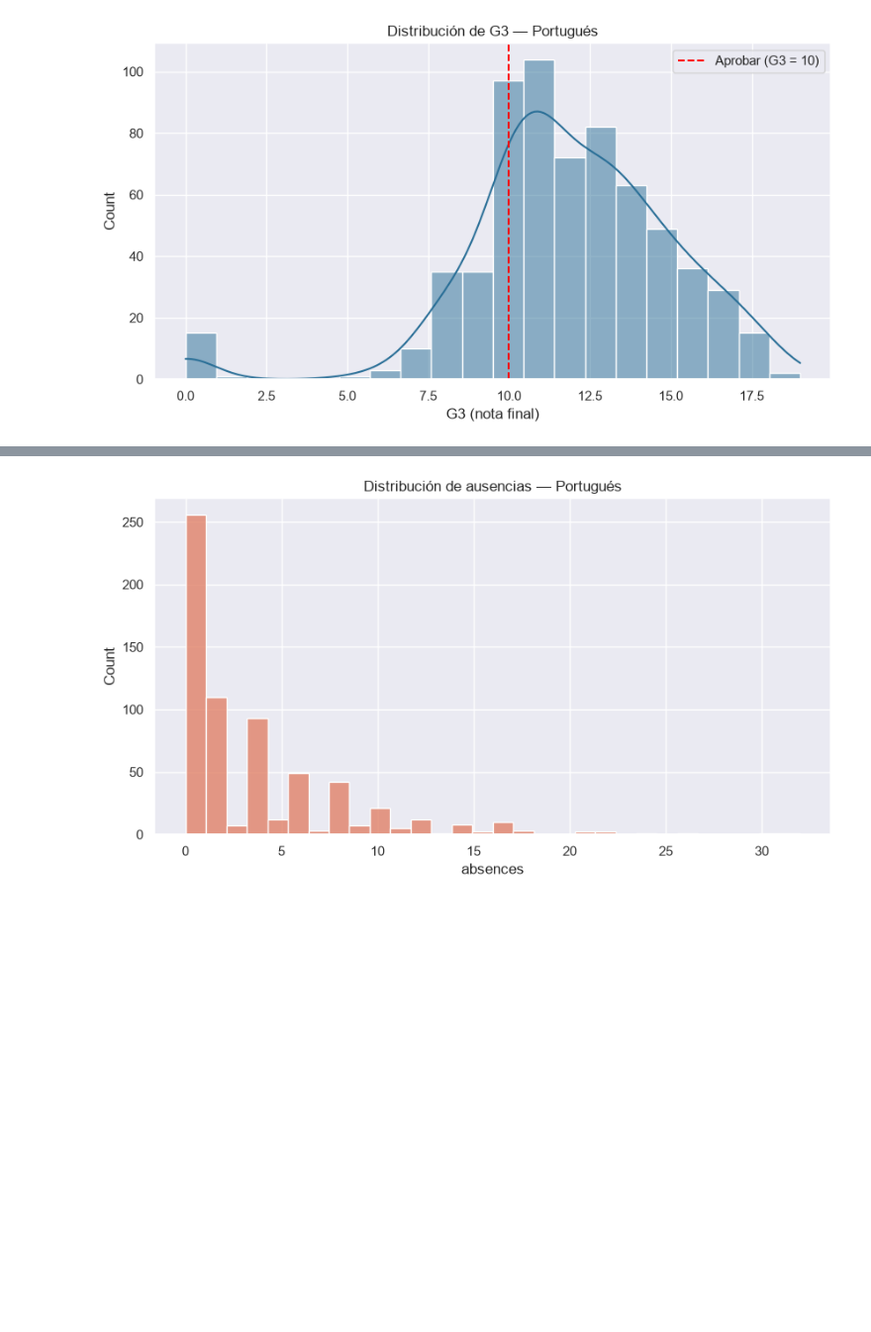
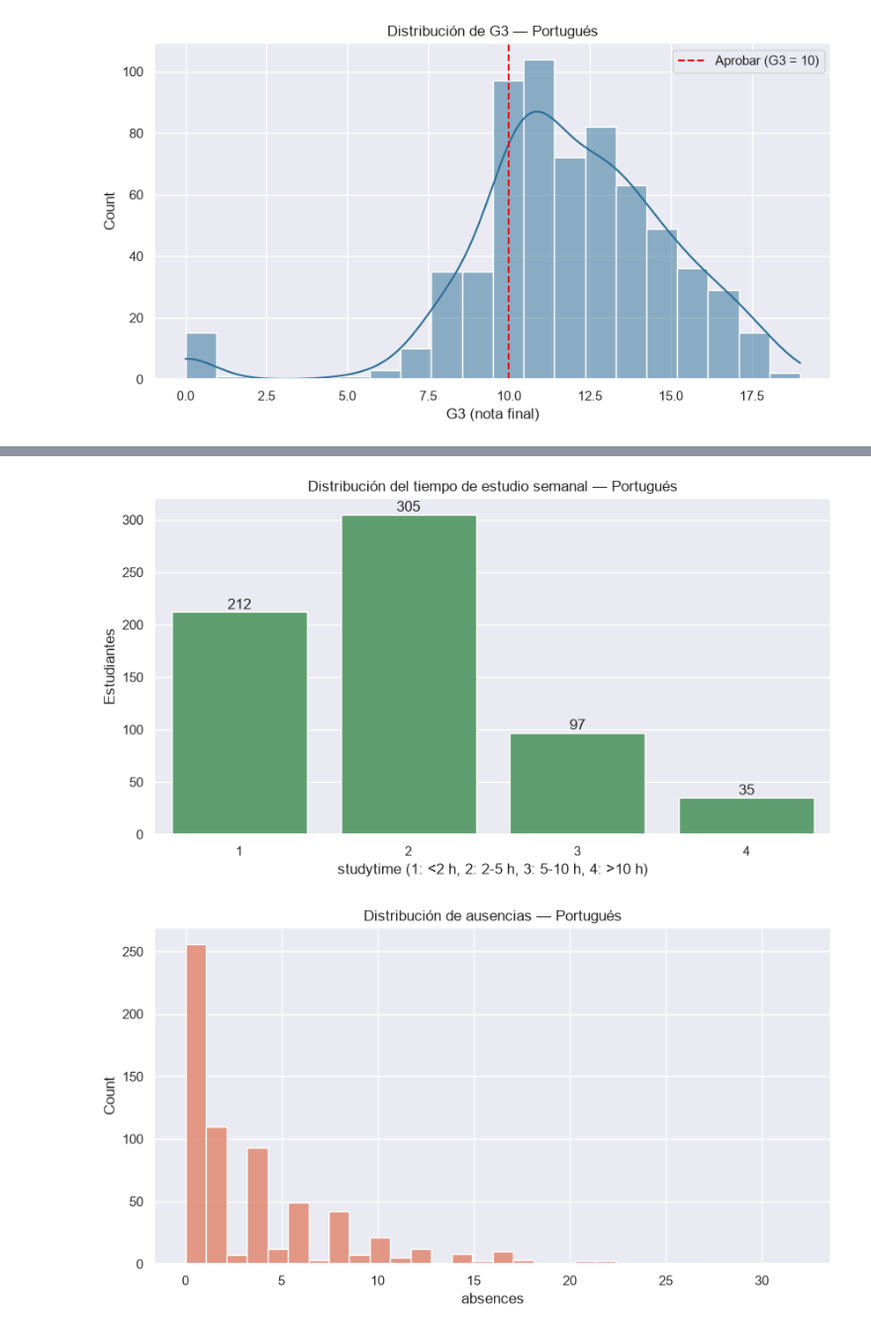
Before and after one commit to ugsaulzc/riesgo-academico-regresion-clasificacion, a Jupyter notebook: ProyectoP1_ELMA-4-1_GrupoB.ipynb, the cells around one changed output, grey strips where cells are left out. Shown at 99% size. Saved outputs shown, nothing was run; the diff lists cells and outputs as text; code cells hidden in the pictures; blank space fills up the shorter version.

```diff
--- a/ProyectoP1_ELMA-4-1_GrupoB.ipynb
+++ b/ProyectoP1_ELMA-4-1_GrupoB.ipynb
@@ -170,3 +187,14 @@ plt.show()
+# %%
+# 1.2 Distribución del tiempo de estudio semanal
+plt.figure(figsize=(10, 5))
+ax = sns.countplot(x="studytime", data=df_por, color="#55a868")
+ax.bar_label(ax.containers[0])
+plt.title("Distribución del tiempo de estudio semanal — Portugués")
+plt.xlabel("studytime (1: <2 h, 2: 2-5 h, 3: 5-10 h, 4: >10 h)")
+plt.ylabel("Estudiantes")
+plt.show()
+# %% [output]
+[figure, added]
 # %%
 # 1.2 Distribución de ausencias
 plt.figure(figsize=(10, 5))
```
Also changed, not shown: parts of 9 cells of this notebook.
